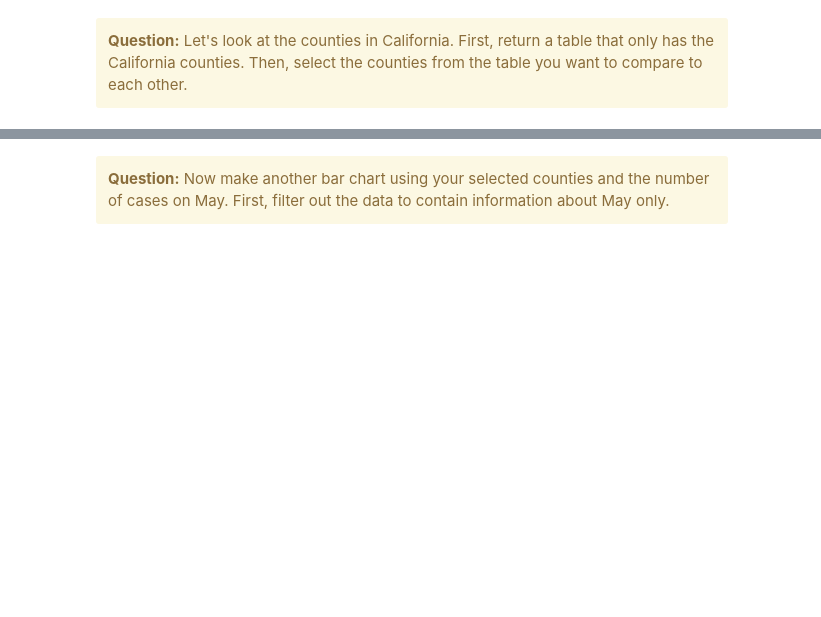
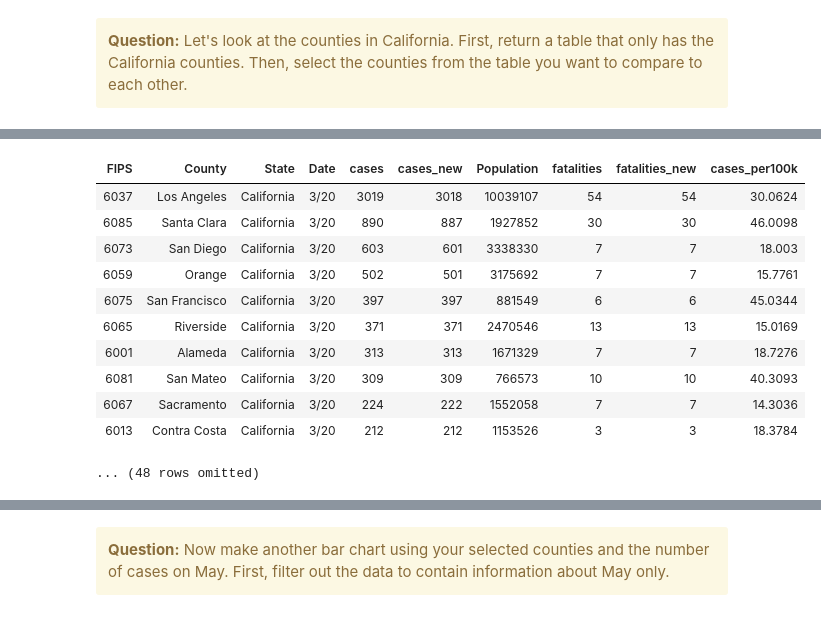
Before and after one commit to ds-modules/BUDS-SU21-Dev, a Jupyter notebook: Project_2/COVID/COVID.ipynb, the cells around one changed output, grey strips where cells are left out. Cells and saved outputs as stored; diff of their text form; code cells hidden in the pictures; blank space fills up the shorter version.

```diff
--- a/Project_2/COVID/COVID.ipynb
+++ b/Project_2/COVID/COVID.ipynb
@@ -311 +332,16 @@ ca_cases.show(10)
 ... (48 rows omitted)
+# %%
+ca_cases.sort('cases_new', descending=True)
+# %% [output]
+| FIPS | County | State | Date | cases | cases_new | Population | fatalities | fatalities_new | cases_per100k |
+| 6037 | Los Angeles | California | 3/20 | 3019 | 3018 | 10039107 | 54 | 54 | 30.0624 |
+| 6085 | Santa Clara | California | 3/20 | 890 | 887 | 1927852 | 30 | 30 | 46.0098 |
+| 6073 | San Diego | California | 3/20 | 603 | 601 | 3338330 | 7 | 7 | 18.003 |
+| 6059 | Orange | California | 3/20 | 502 | 501 | 3175692 | 7 | 7 | 15.7761 |
+| 6075 | San Francisco | California | 3/20 | 397 | 397 | 881549 | 6 | 6 | 45.0344 |
+| 6065 | Riverside | California | 3/20 | 371 | 371 | 2470546 | 13 | 13 | 15.0169 |
+| 6001 | Alameda | California | 3/20 | 313 | 313 | 1671329 | 7 | 7 | 18.7276 |
+| 6081 | San Mateo | California | 3/20 | 309 | 309 | 766573 | 10 | 10 | 40.3093 |
+| 6067 | Sacramento | California | 3/20 | 224 | 222 | 1552058 | 7 | 7 | 14.3036 |
+| 6013 | Contra Costa | California | 3/20 | 212 | 212 | 1153526 | 3 | 3 | 18.3784 |
+... (48 rows omitted)
```
Also changed, not shown: parts of 5 cells of this notebook.
